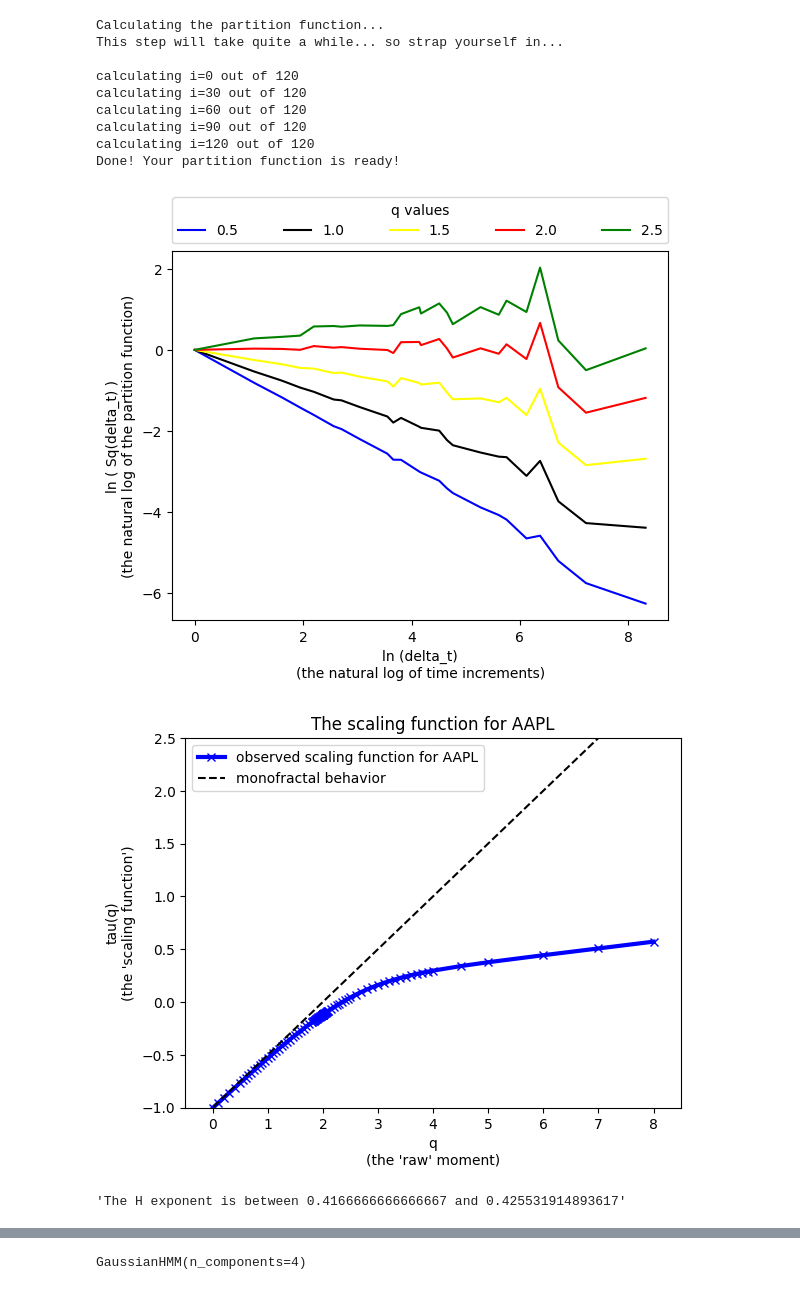
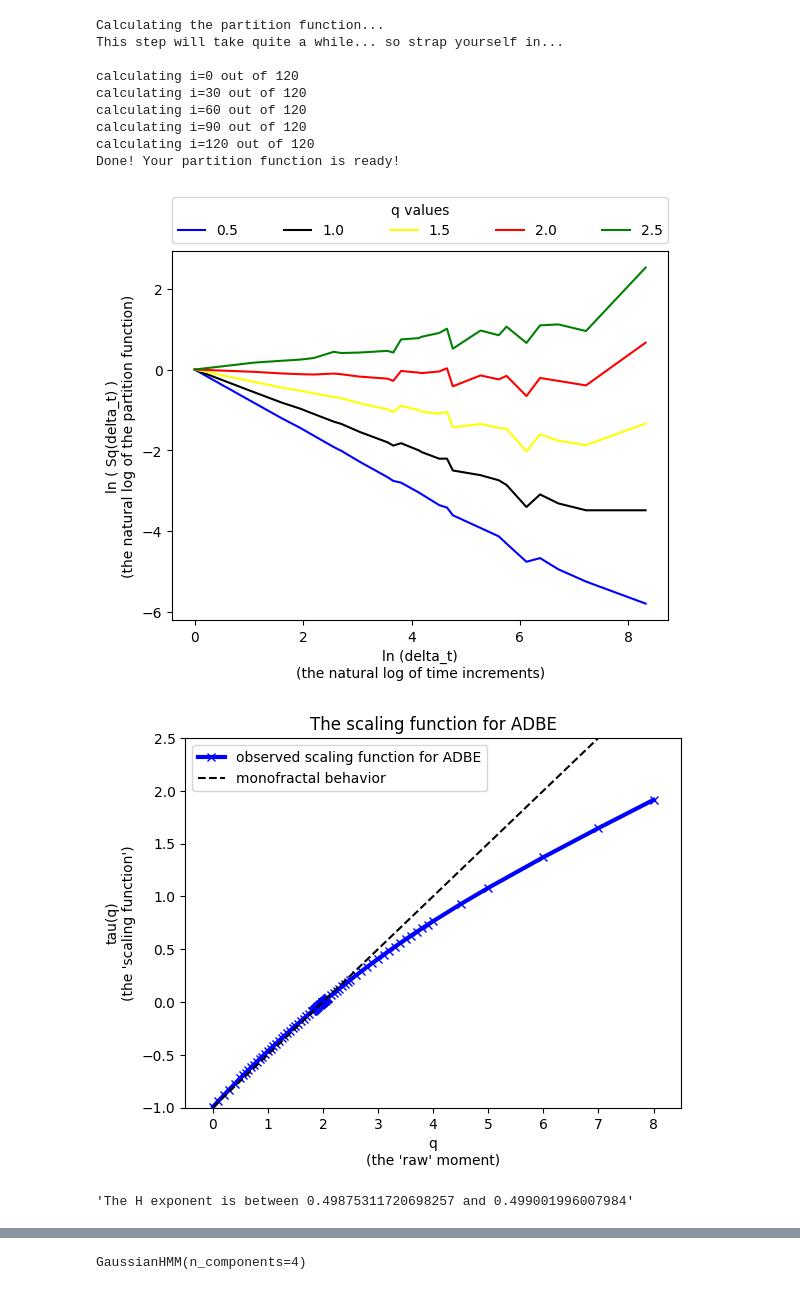
Before and after one commit to RegisVargas/Multifractal-Model-of-Asset-Returns-MMAR-for-Thesis, a Jupyter notebook: Improving_the_multifractal_model_of_asset_returns_by_Hidden_Markov_Models.ipynb, the cells around one changed output, grey strips where cells are left out. Cells and saved outputs as stored; diff of their text form; code cells hidden in the pictures.

```diff
--- a/Improving_the_multifractal_model_of_asset_returns_by_Hidden_Markov_Models.ipynb
+++ b/Improving_the_multifractal_model_of_asset_returns_by_Hidden_Markov_Models.ipynb
@@ -314,0 +320,6 @@ class Asset:
+# %%
+np.random.seed(123)
+ticker = 'ADBE'
+days_simu = 4096
+ADBE_real = Asset(ticker)
+ADBE_real.download_data('1900-01-01',datetime.today().strftime('%Y-%m-%d'))
@@ -314,0 +334,7 @@ class Asset:
+# %%
+ADBE_real = Asset(ticker)
+ADBE_real.download_data(start_date_real_ADBE,datetime.today().strftime('%Y-%m-%d'))
+ADBE_simu = Asset(ticker)
+ADBE_simu.download_data(start_date_simu_ADBE, end_date_simu_ADBE)
+real_log_returns = np.exp(ADBE_simu.evaluate_log_return())
+num_simu=100
@@ -315,15 +378,6 @@ class Asset:
 # %%
-np.random.seed(123)
-ticker = 'AAPL'
-AAPL_real = Asset(ticker)
-AAPL_real.download_data('2005-11-01', '2023-01-01')
-AAPL_simu = Asset(ticker)
-AAPL_simu.download_data('1988-09-15', '2005-11-01')
-days_simu = 4096
-real_log_returns = np.exp(AAPL_simu.evaluate_log_return())
-num_simu=100
-simulated_returns_mc,simulated_prices_mc = AAPL_simu.monte_carlo_simulation(kind_of_simulation = "usual",return_price_list = True,num_simulations = num_simu, num_days = days_simu)
-simulated_returns_hmm,simulated_prices_hmm = AAPL_simu.monte_carlo_simulation(kind_of_simulation = "hmm",return_price_list = True,num_simulations = num_simu, num_days = days_simu, n_states = 4)
+simulated_returns_mc,simulated_prices_mc = ADBE_simu.monte_carlo_simulation(kind_of_simulation = "usual",return_price_list = True,num_simulations = num_simu, num_days = days_simu)
+simulated_returns_hmm,simulated_prices_hmm = ADBE_simu.monte_carlo_simulation(kind_of_simulation = "hmm",return_price_list = True,num_simulations = num_simu, num_days = days_simu, n_states = 4)
 dist_MC=0
 dist_hmm=0
 #print(len(simulated_returns))
@@ -394,7 +446,7 @@ calculating i=120 out of 120
 Done! Your partition function is ready!
 # %%
 #below we plot the ln(Sq(delta_t)) X ln(delta_t). If there is multifractality, then the scale increases in a non-linear way for increases of q
-AAPL_simu.plot_ln_Sq(DELTA = delta_t)
+ADBE_simu.plot_ln_Sq(DELTA = delta_t)
 # %% [output]
-[figure, old version]
+[figure, new version]
 # %%
@@ -403,6 +455,6 @@ AAPL_simu.scaling_function(DELTA = delta_t)
 hypothetical_tau_q = [0.5*x -1 for x in q]
 # %%
-plt.title("The scaling function for AAPL")
+plt.title("The scaling function for ADBE")
 
 plt.xlabel("q\n(the 'raw' moment)")
 plt.ylabel("tau(q)\n(the 'scaling function')")
@@ -411,14 +463,14 @@ axes = plt.gca()
 axes.set_xlim([-0.5,8.5])
 axes.set_ylim([-1,2.5])
 
-plt.plot(q[0:111], AAPL_simu.tau_q[0:111], color="blue",linewidth=3, marker="x", label="observed scaling function for AAPL")
+plt.plot(q[0:111], ADBE_simu.tau_q[0:111], color="blue",linewidth=3, marker="x", label="observed scaling function for ADBE")
 plt.plot(q[0:111], hypothetical_tau_q[0:111], color="black", linestyle='--', label="monofractal behavior")
 plt.legend()
 plt.show()
 # %% [output]
-[figure, old version]
+[figure, new version]
 # %%
-AAPL_simu.find_Hurst_exponent()
+ADBE_simu.find_Hurst_exponent()
 # %% [output]
-'The H exponent is between 0.4166666666666667 and 0.425531914893617'
+'The H exponent is between 0.49875311720698257 and 0.499001996007984'
 # %%
```
Also changed, not shown: parts of 25 cells of this notebook.
